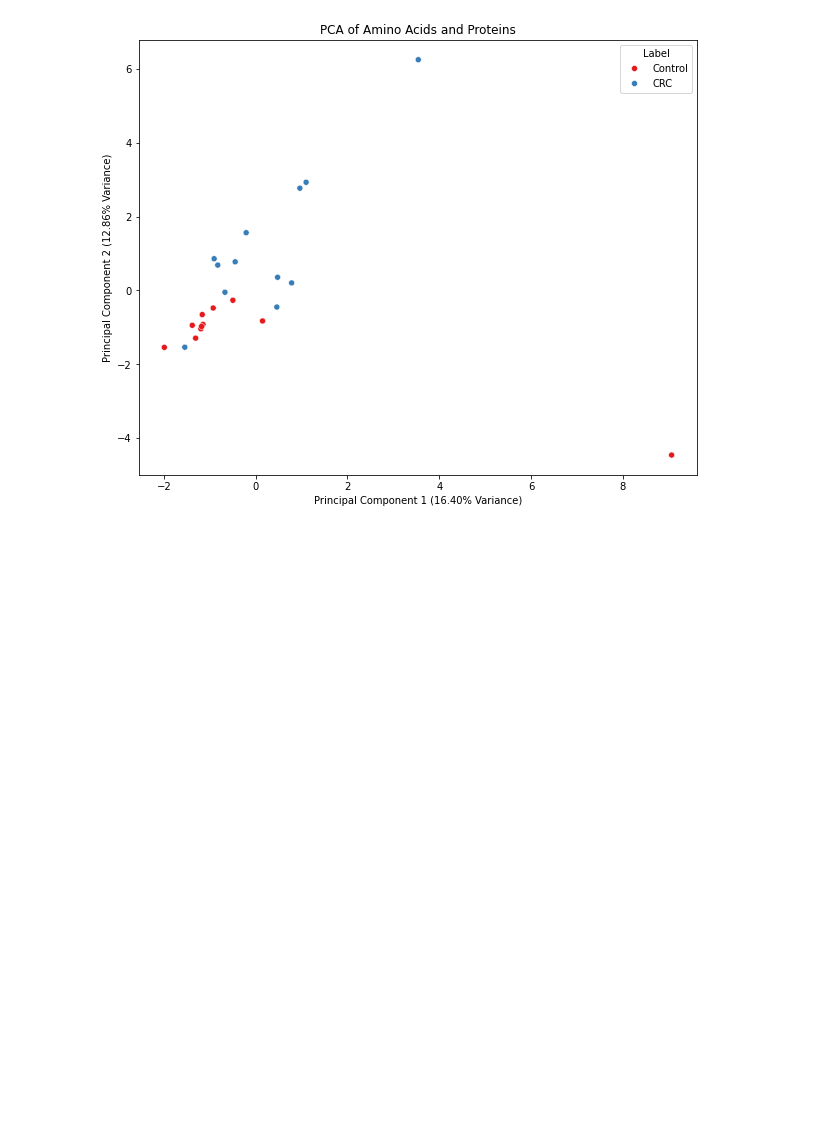
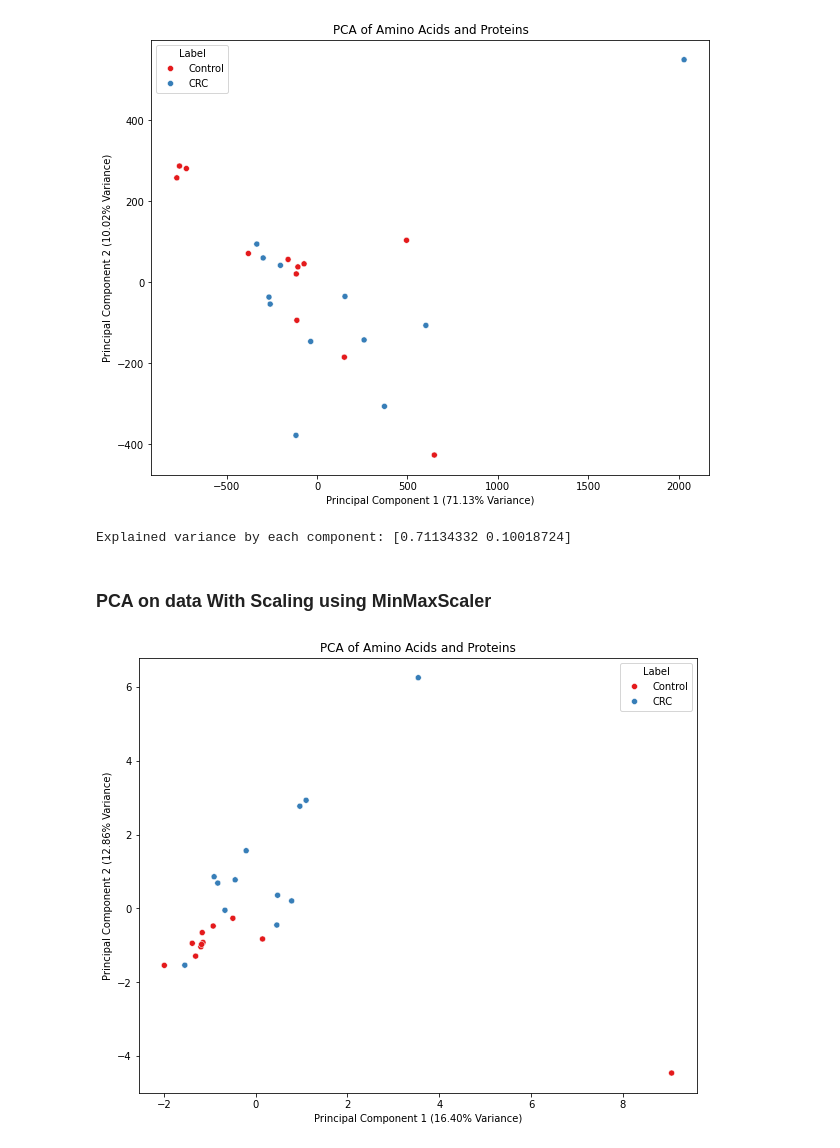
Before and after one commit to sudipcs/multiOmics, a Jupyter notebook: analysis_PCA.ipynb, the cells around one changed output. Saved outputs shown, nothing was run; the diff lists cells and outputs as text; code cells hidden in the pictures; blank space fills up the shorter version.

```diff
--- a/analysis_PCA.ipynb
+++ b/analysis_PCA.ipynb
@@ -1,3 +1,40 @@
+# %%
+import pandas as pd
+from sklearn.preprocessing import MinMaxScaler
+from sklearn.decomposition import PCA
+import matplotlib.pyplot as plt
+import seaborn as sns
+
+# Load the dataset and prepare data
+df = pd.read_excel('Presentation - omics challenge Data.xlsx', index_col=0, header=1)
+target = df['Label']
+df = df.drop(['Label'], axis=1)
+
+
+# Perform PCA
+pca = PCA(n_components=2)  # Reduce to 2 components for visualization
+principal_components = pca.fit_transform(df)
+pca_df = pd.DataFrame(data=principal_components, columns=['PC1', 'PC2'], index=df.index)
+
+# Add target labels for coloring the plot
+pca_df = pd.concat([pca_df, target], axis=1)
+
+# Plot the PCA result
+plt.figure(figsize=(10, 8))
+sns.scatterplot(x='PC1', y='PC2', hue='Label', data=pca_df, palette='Set1')
+plt.title('PCA of Amino Acids and Proteins')
+plt.xlabel(f'Principal Component 1 ({pca.explained_variance_ratio_[0]:.2%} Variance)')
+plt.ylabel(f'Principal Component 2 ({pca.explained_variance_ratio_[1]:.2%} Variance)')
+plt.legend(title='Label')
+plt.show()
+
+# Print explained variance ratio
+print(f'Explained variance by each component: {pca.explained_variance_ratio_}')
+# %% [output]
+[figure, added]
+Explained variance by each component: [0.71134332 0.10018724]
+# %% [markdown]
+### PCA on data With Scaling using MinMaxScaler
 # %%
 import pandas as pd
 from sklearn.preprocessing import MinMaxScaler
```
